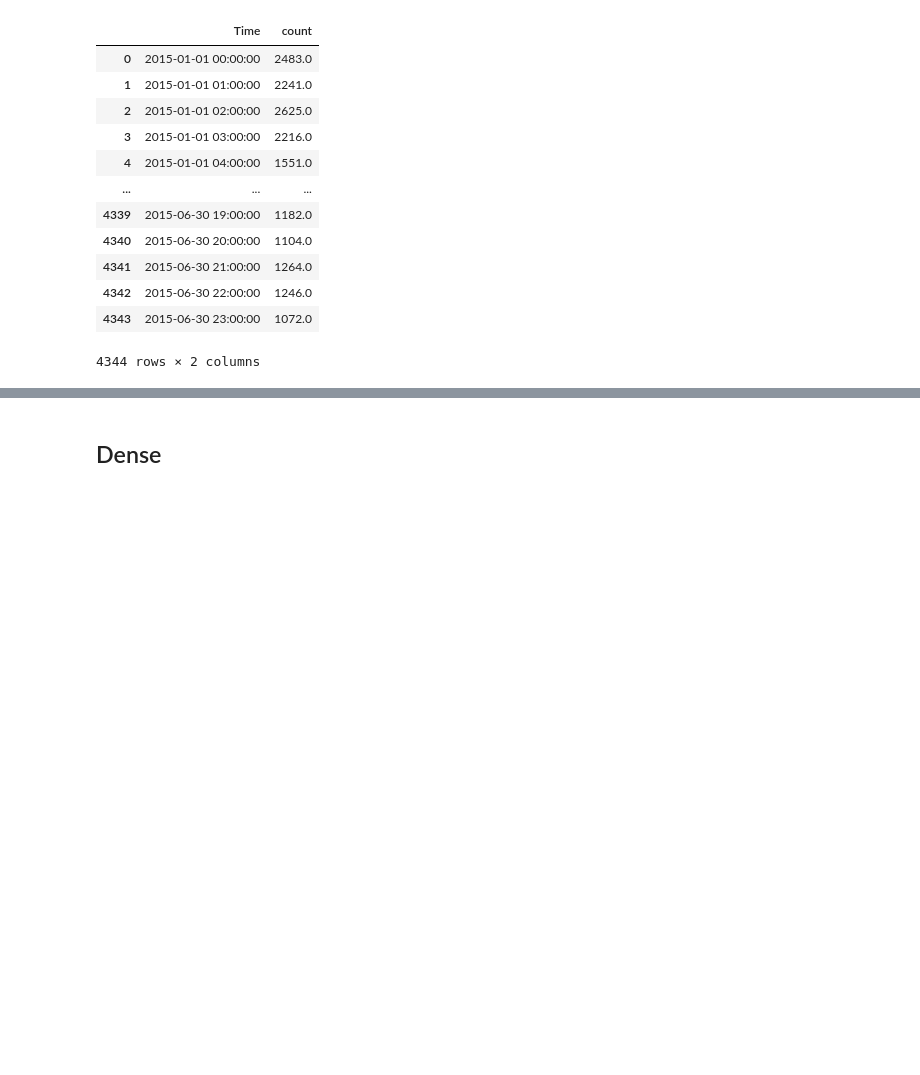
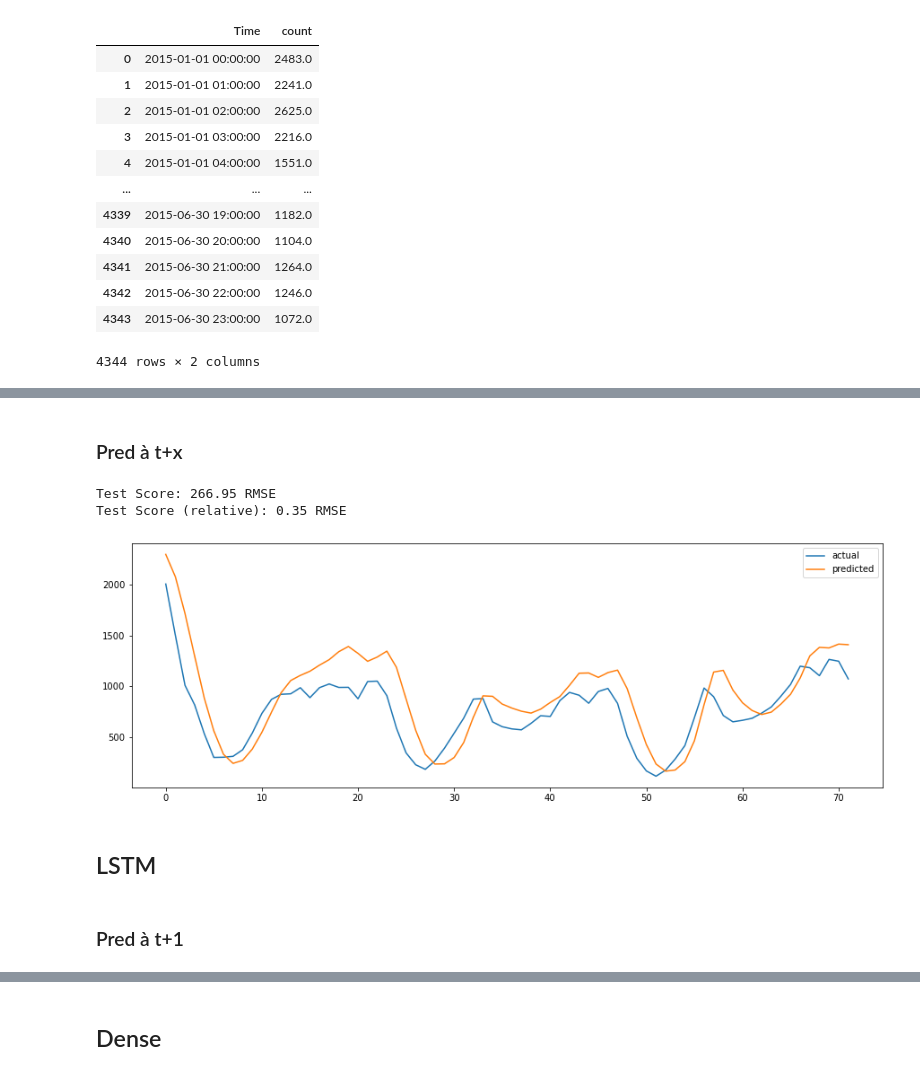
Before and after one commit to clementB94/time_series_project, a Jupyter notebook: deep_learning.ipynb, the cells around one changed output, grey strips where cells are left out. Drawn from its saved outputs; the diff is of its cells as text; code cells hidden in the pictures; blank space fills up the shorter version.

```diff
--- a/deep_learning.ipynb
+++ b/deep_learning.ipynb
@@ -100,0 +187,20 @@ look_back = 24*7
+# %% [markdown]
+### Pred à t+x
+# %%
+model = Sequential()
+model.add(SimpleRNN(20, input_shape=(1, look_back)))
+model.add(Dense(1))
+model.compile(loss='mean_squared_error', optimizer='adam')
+
+prediction = train_and_predict_n_values(model,data,n=24*3,look_back=look_back)
+print('Test Score: %.2f RMSE' % (prediction["score"]))
+print('Test Score (relative): %.2f RMSE' % (prediction["score_relative"]))
+plot_prediction(prediction)
+# %% [output]
+Test Score: 266.95 RMSE
+Test Score (relative): 0.35 RMSE
+[figure, added]
+# %% [markdown]
+## LSTM
+# %% [markdown]
+### Pred à t+1
```
Also changed, not shown: parts of 29 cells of this notebook.
